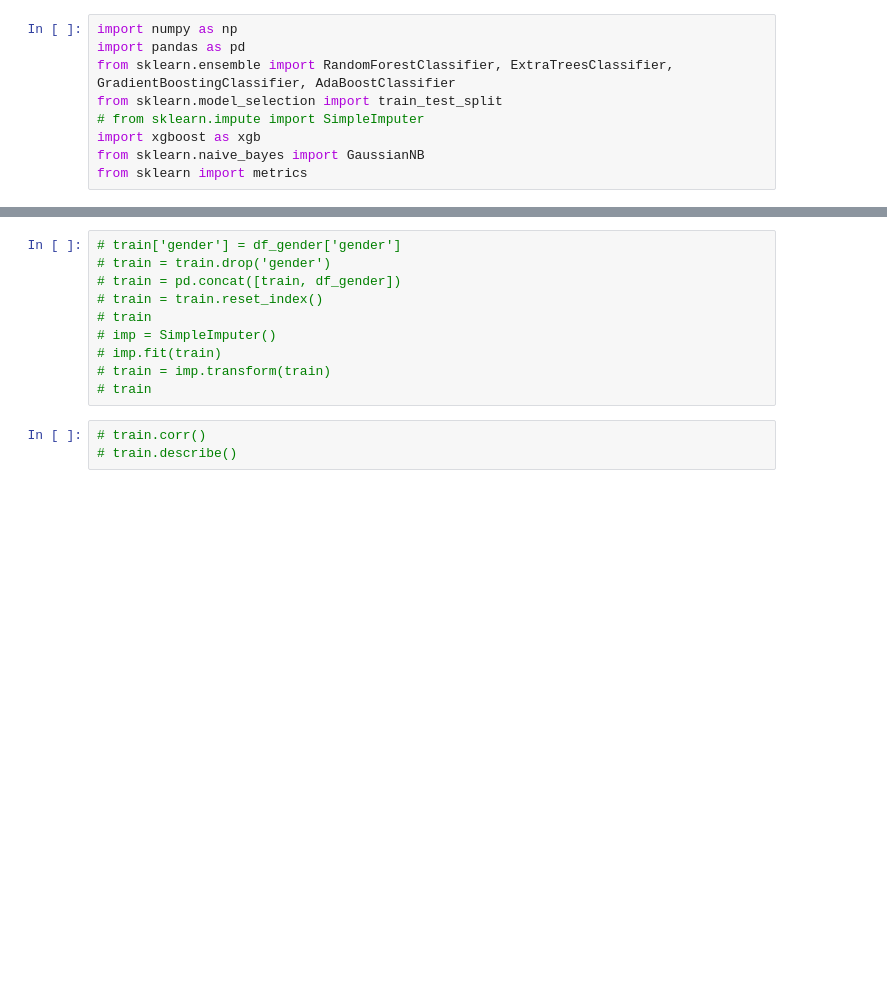
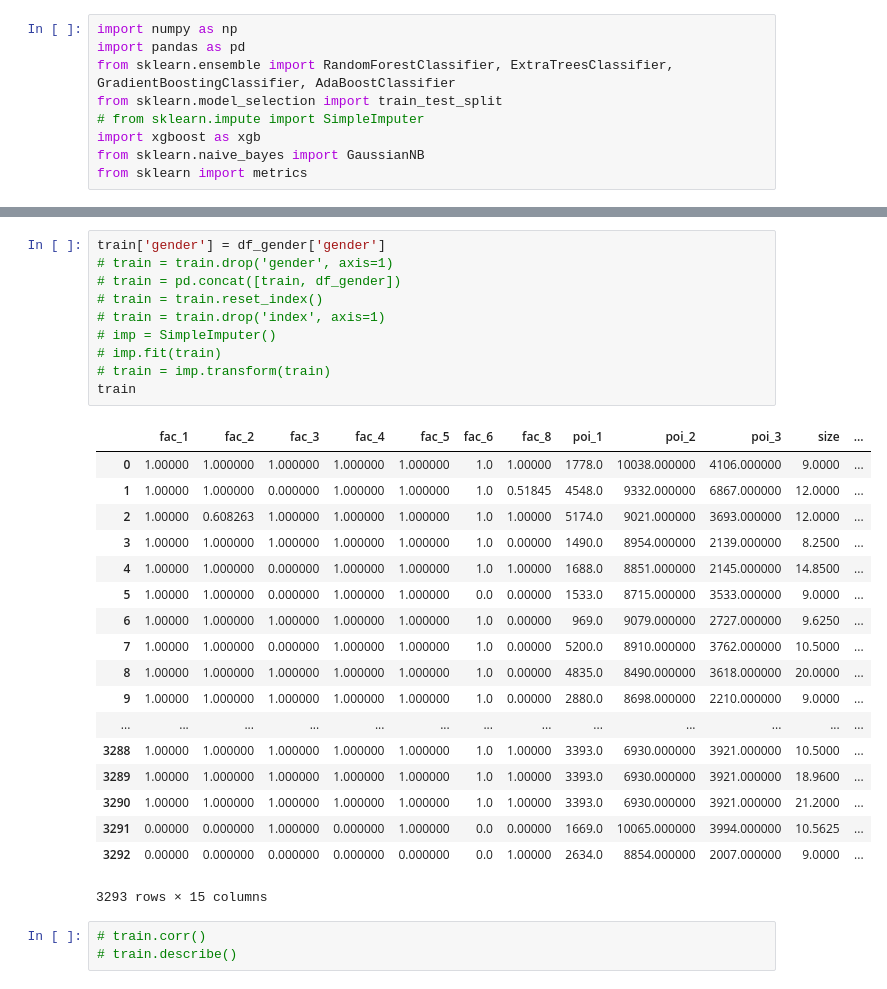
Before and after one commit to FarhanSetyaD/DataMining-Competition-JOINTS-UGM-2019, a Jupyter notebook: Preprocessing.ipynb, the cells around one changed output, grey strips where cells are left out. Saved outputs shown, nothing was run; the diff lists cells and outputs as text; blank space fills up the shorter version.

```diff
--- a/Preprocessing.ipynb
+++ b/Preprocessing.ipynb
@@ -42,13 +81,32 @@ test = pd.read_csv('test_data.csv')
 # %%
-# train['gender'] = df_gender['gender']
-# train = train.drop('gender')
+train['gender'] = df_gender['gender']
+# train = train.drop('gender', axis=1)
 # train = pd.concat([train, df_gender])
 # train = train.reset_index()
-# train
+# train = train.drop('index', axis=1)
 # imp = SimpleImputer()
 # imp.fit(train)
 # train = imp.transform(train)
-# train
+train
+# %% [output]
+|  | fac_1 | fac_2 | fac_3 | fac_4 | fac_5 | fac_6 | fac_8 | poi_1 | poi_2 | poi_3 | size | ... |
+| 0 | 1.00000 | 1.000000 | 1.000000 | 1.000000 | 1.000000 | 1.0 | 1.00000 | 1778.0 | 10038.000000 | 4106.000000 | 9.0000 | ... |
+| 1 | 1.00000 | 1.000000 | 0.000000 | 1.000000 | 1.000000 | 1.0 | 0.51845 | 4548.0 | 9332.000000 | 6867.000000 | 12.0000 | ... |
+| 2 | 1.00000 | 0.608263 | 1.000000 | 1.000000 | 1.000000 | 1.0 | 1.00000 | 5174.0 | 9021.000000 | 3693.000000 | 12.0000 | ... |
+| 3 | 1.00000 | 1.000000 | 1.000000 | 1.000000 | 1.000000 | 1.0 | 0.00000 | 1490.0 | 8954.000000 | 2139.000000 | 8.2500 | ... |
+| 4 | 1.00000 | 1.000000 | 0.000000 | 1.000000 | 1.000000 | 1.0 | 1.00000 | 1688.0 | 8851.000000 | 2145.000000 | 14.8500 | ... |
+| 5 | 1.00000 | 1.000000 | 0.000000 | 1.000000 | 1.000000 | 0.0 | 0.00000 | 1533.0 | 8715.000000 | 3533.000000 | 9.0000 | ... |
+| 6 | 1.00000 | 1.000000 | 1.000000 | 1.000000 | 1.000000 | 1.0 | 0.00000 | 969.0 | 9079.000000 | 2727.000000 | 9.6250 | ... |
+| 7 | 1.00000 | 1.000000 | 0.000000 | 1.000000 | 1.000000 | 1.0 | 0.00000 | 5200.0 | 8910.000000 | 3762.000000 | 10.5000 | ... |
+| 8 | 1.00000 | 1.000000 | 1.000000 | 1.000000 | 1.000000 | 1.0 | 0.00000 | 4835.0 | 8490.000000 | 3618.000000 | 20.0000 | ... |
+| 9 | 1.00000 | 1.000000 | 1.000000 | 1.000000 | 1.000000 | 1.0 | 0.00000 | 2880.0 | 8698.000000 | 2210.000000 | 9.0000 | ... |
+| ... | ... | ... | ... | ... | ... | ... | ... | ... | ... | ... | ... | ... |
+| 3288 | 1.00000 | 1.000000 | 1.000000 | 1.000000 | 1.000000 | 1.0 | 1.00000 | 3393.0 | 6930.000000 | 3921.000000 | 10.5000 | ... |
+| 3289 | 1.00000 | 1.000000 | 1.000000 | 1.000000 | 1.000000 | 1.0 | 1.00000 | 3393.0 | 6930.000000 | 3921.000000 | 18.9600 | ... |
+| 3290 | 1.00000 | 1.000000 | 1.000000 | 1.000000 | 1.000000 | 1.0 | 1.00000 | 3393.0 | 6930.000000 | 3921.000000 | 21.2000 | ... |
+| 3291 | 0.00000 | 0.000000 | 1.000000 | 0.000000 | 1.000000 | 0.0 | 0.00000 | 1669.0 | 10065.000000 | 3994.000000 | 10.5625 | ... |
+| 3292 | 0.00000 | 0.000000 | 0.000000 | 0.000000 | 0.000000 | 0.0 | 1.00000 | 2634.0 | 8854.000000 | 2007.000000 | 9.0000 | ... |
+3293 rows × 15 columns
 # %%
 # train.corr()
 # train.describe()
```
Also changed, not shown: parts of 10 cells of this notebook, 1 other file.
